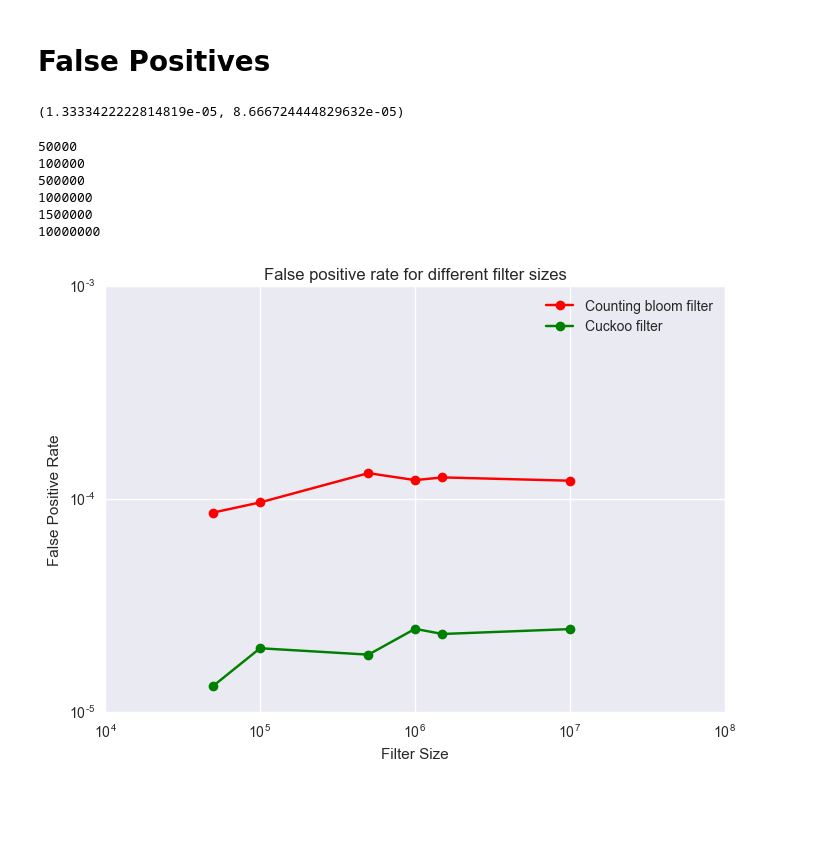
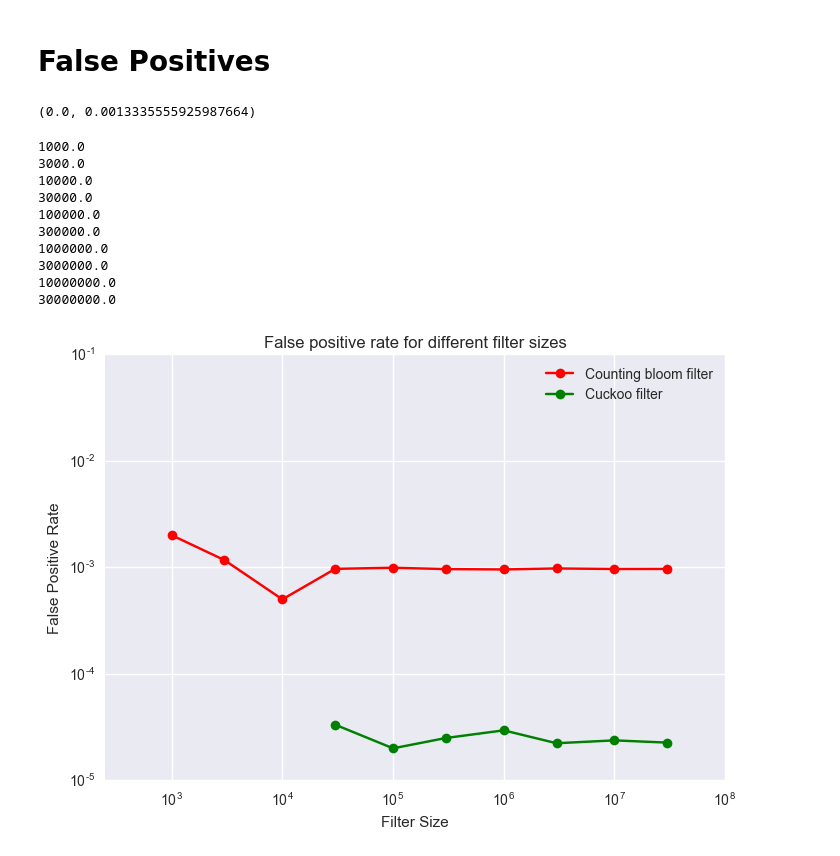
Before and after one commit to fastforwardlabs/cuckoofilter, a Jupyter notebook: bench_marking_notebook.ipynb, the cells around one changed output. Cells and saved outputs as stored; diff of their text form; code cells hidden in the pictures; blank space fills up the shorter version.

```diff
--- a/bench_marking_notebook.ipynb
+++ b/bench_marking_notebook.ipynb
@@ -2,7 +2,6 @@
 %matplotlib inline
 import numpy
 import matplotlib.pyplot as plt
-import seaborn as sns
 import time
 import numpy as np
 from sys import getsizeof
@@ -10,7 +9,11 @@ from sys import getsizeof
 from cuckoofilter import CuckooFilter
 from cuckoofilter import CountingBloomFilter
 
-sns.set(context='notebook', style='darkgrid',  font='sans-serif', font_scale=1)
+try:
+    import seaborn as sns
+    sns.set(context='notebook', style='darkgrid',  font='sans-serif', font_scale=1)
+except ImportError: #proceed anyway even if user does not have seaborn.
+    pass
 # %% [markdown]
 ## Insertion
 # %%
@@ -29,7 +32,7 @@ def insert_and_time_filter_cuckoo_filter(capacity, percent_fill=0.9):
 # %%
 def insert_and_time_filter_bloom_filter(capacity, percent_fill=0.9):
     num_inserted = 0
-    b_filter = CountingBloomFilter(capacity, error = 0.001)
+    b_filter = CountingBloomFilter(capacity)
     now = time.time()
     for i in range(int(percent_fill*capacity)):
         b_filter.add(str(i))
@@ -162,7 +165,7 @@ def false_positive_rate_bloom_and_cuckoo_filter(capacity, percent_to_fill=0.75):
     false_queries_cuckoo = 0
     false_queries_bloom = 0
 
-    for i in range(capacity+1, 4*capacity):
+    for i in range(capacity+1, 3*capacity):
         if str(i) in c_filter:
             false_queries_cuckoo += 1
 
@@ -174,45 +177,44 @@ def false_positive_rate_bloom_and_cuckoo_filter(capacity, percent_to_fill=0.75):
 
     return false_queries_cuckoo/total_queries , false_queries_bloom/total_queries
 # %%
-false_positive_rate_bloom_and_cuckoo_filter(50000, percent_to_fill=0.75)
+false_positive_rate_bloom_and_cuckoo_filter(int(3e3), percent_to_fill=0.8)
 # %% [output]
-(1.3333422222814819e-05, 8.666724444829632e-05)
+(0.0, 0.0013335555925987664)
 # %%
 bloom_fp = []
 cuckoo_fp = []
-item_sizes = [50000, 100000, 500000, 1000000, 1500000, 10000000]
+#item_sizes = [50000, 100000, 500000, 1000000, 1500000, 10000000]
+#item_sizes = [1e3, 3e3, 1e4, 3e4, 1e5, 3e5, 1e6, 3e6, 1e7, 3e7, 1e8]
+
+item_sizes = [1e3, 3e3, 1e4, 3e4, 1e5, 3e5, 1e6, 3e6, 1e7, 3e7]
 
 for size in item_sizes:
-    cfp, bfp = false_positive_rate_bloom_and_cuckoo_filter(size,\
+    cfp, bfp = false_positive_rate_bloom_and_cuckoo_filter(int(size),\
                                             percent_to_fill=0.75)
     bloom_fp.append(bfp)
     cuckoo_fp.append(cfp)
     print(size)
 # %% [output]
-50000
-100000
-500000
-1000000
-1500000
-10000000
+1000.0
+3000.0
+10000.0
+30000.0
+100000.0
+300000.0
+1000000.0
+3000000.0
+10000000.0
+30000000.0
 # %%
-bloom_fp = [8.666724444829632e-05, 9.666698888996297e-05,\
-            0.00013266675511117008, 0.00012300004100001367, 0.00012666669481482107, 0.00012223333740777793]
-
-cuckoo_fp = [1.3333422222814819e-05, 2.000006666688889e-05,\
-             1.8666679111119408e-05, 2.466667488889163e-05, 2.333333851851967e-05, 2.4600000820000028e-05]
-
-item_sizes = [50000, 100000, 500000, 1000000, 1500000, 10000000]
-
 #result from running this once. takes more than 10mins, so not running multiple times.
 plt.loglog(np.array(item_sizes), np.array(bloom_fp), "-ro", ms=7, label="Counting bloom filter")
 plt.loglog(np.array(item_sizes), np.array(cuckoo_fp), "-go", ms=7, label="Cuckoo filter")
-plt.xlim([10e3, 10e7])
-plt.ylim([10e-6, 10e-4])
+plt.xlim([2.5*10e1, 10e7])
+plt.ylim([10e-6, 10e-2])
 plt.ylabel("False Positive Rate")
 plt.xlabel("Filter Size")
 plt.title("False positive rate for different filter sizes")
 plt.legend()
 plt.savefig('images/false_positive.png', bbox_inches='tight')
 # %% [output]
-[figure, old version]
+[figure, new version]
```
Also changed, not shown: 4 other files.
